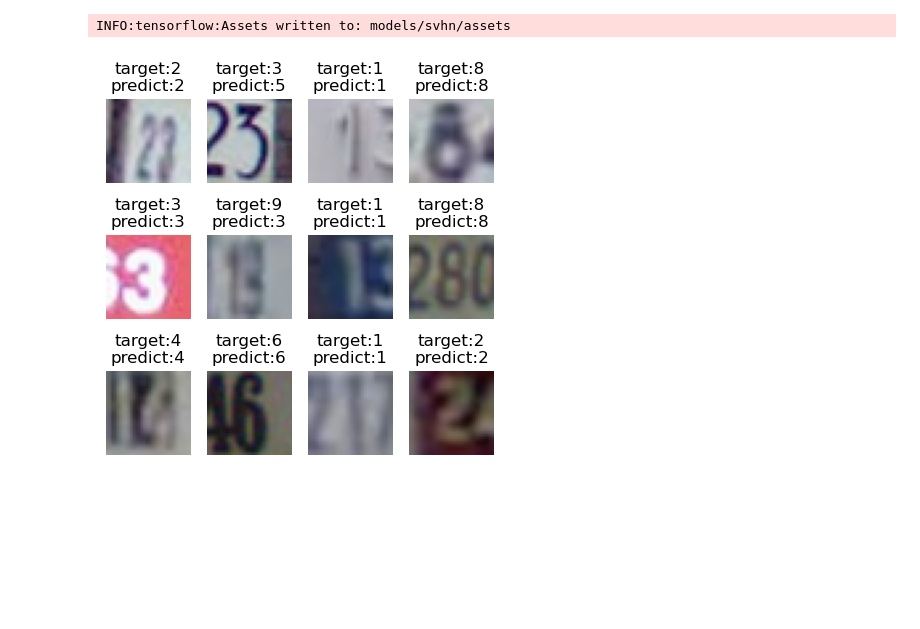
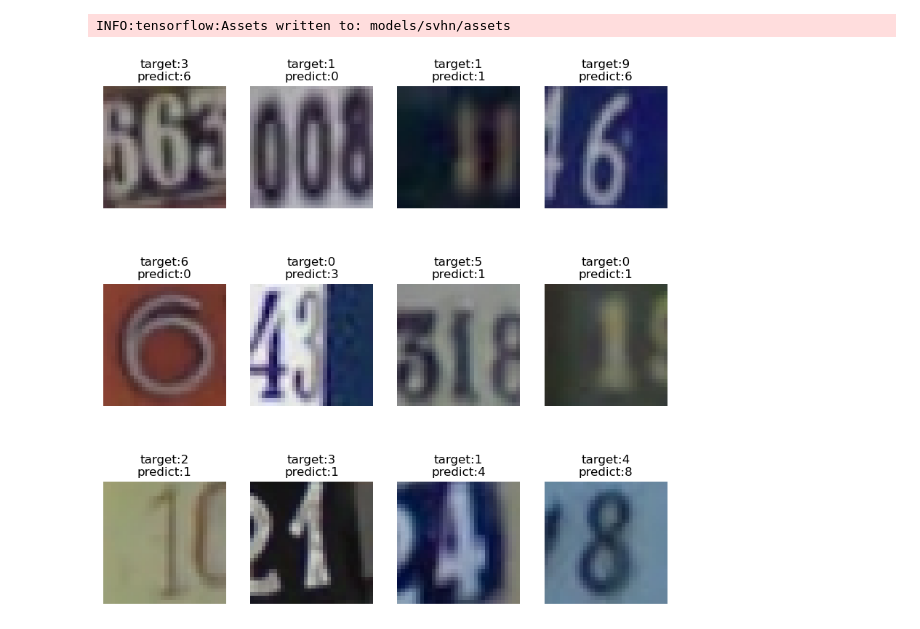
Before and after one commit to shoxa0707/Tensorflow-datasets, a Jupyter notebook: train.ipynb, the cells around one changed output. Drawn from its saved outputs; the diff is of its cells as text; code cells hidden in the pictures; blank space fills up the shorter version.

Commit message:
train file

```diff
--- a/train.ipynb
+++ b/train.ipynb
@@ -669,19 +642,22 @@ valid_metric = tf.metrics.SparseCategoricalAccuracy(name='valid_accuracy')
 # %%
 @tf.function
-def train_step(model, features, labels):
+def train_step(data):
     with tf.GradientTape() as tape:
-        predictions = model(features,training = True)
-        loss = loss_func(labels, predictions)
-    gradients = tape.gradient(loss, model.trainable_variables)
-    optimizer.apply_gradients(zip(gradients, model.trainable_variables))
-
-    train_loss.update_state(loss)
-    train_metric.update_state(labels, predictions)
+        output = model(data['x'])
+        loss = loss_object(data['y'], output)
+    variables = model.trainable_variables
+    gradients = tape.gradient(loss, variables)
+    optimizer.apply_gradients(zip(gradients, variables))
+    train_loss(loss)
+    train_accuracy(data['y'], output)
+    return loss
 
 @tf.function
-def valid_step(model, features, labels):
-    predictions = model(features)
-    batch_loss = loss_func(labels, predictions)
-    valid_loss.update_state(batch_loss)
-    valid_metric.update_state(labels, predictions)
+def test_step(data):
+    predictions = model(data['x'], training=False)
+    t_loss = loss_object(data['y'], predictions)
+
+    test_loss(t_loss)
+    test_accuracy(data['y'], predictions)
+    return t_loss
 # %%
@@ -723,20 +716,18 @@ WARNING:absl:Found untraced functions such as _jit_compiled_convolution_op, _jit
 INFO:tensorflow:Assets written to: models/svhn/assets
 INFO:tensorflow:Assets written to: models/svhn/assets
 # %%
-# test model with test dataset
 # Visualize predictions.
-
 import matplotlib.pyplot as plt
-# Predict 12 images from validation set.
+# Predict 5 images from validation set.
 n_images = 12
-test_images = x_train[100:100+n_images]
-predictions = model(test_images)
-plt.figure(figsize=(5,5))
+test_images = next(test)
+predictions = model(test_images['x'])
+plt.figure(figsize=(10, 10))
 # Display image and model prediction.
 for i in range(n_images):
-    plt.subplot(3,4,i+1)
-    plt.imshow(test_images[i])
+    plt.subplot(3, 4, i+1)
+    plt.imshow(test_images['x'][i], cmap='gray')
     plt.axis('off')
-    plt.title('target:'+str(y_train[i+100])+'\n'+'predict:'+str(np.argmax(predictions.numpy()[i])))
+    plt.title('target:'+str(y_test[i])+'\n'+'predict:'+str(np.argmax(predictions.numpy()[i])))
 # %% [output]
-[figure, old version]
+[figure, new version]
```
Also changed, not shown: parts of 31 cells of this notebook.
